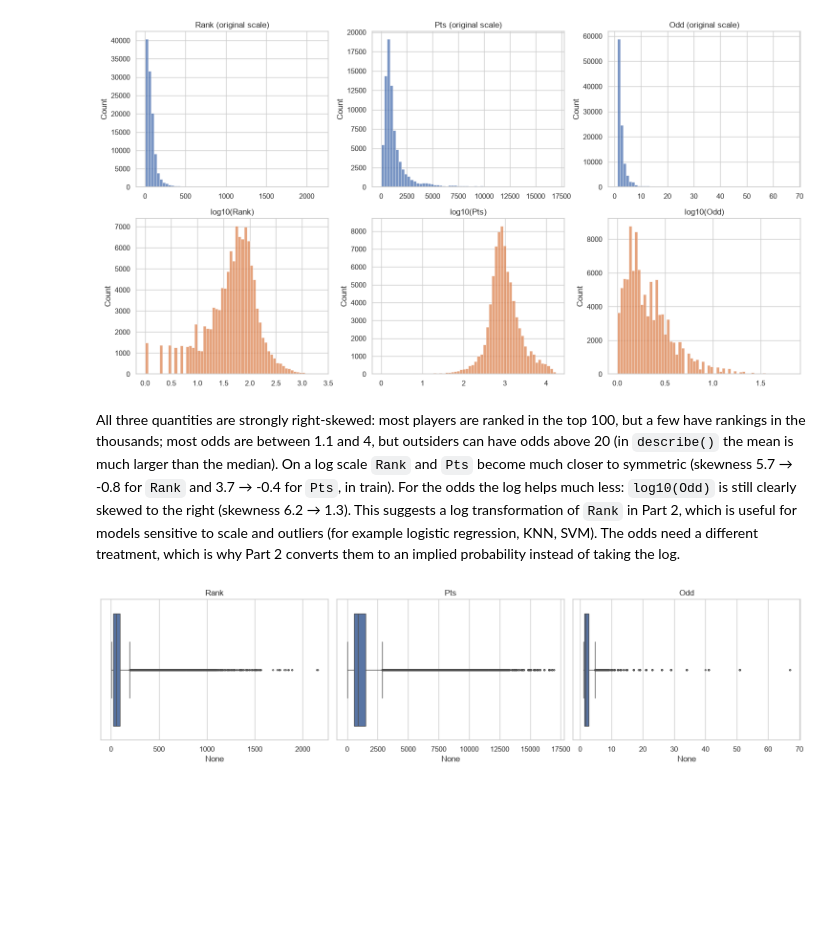
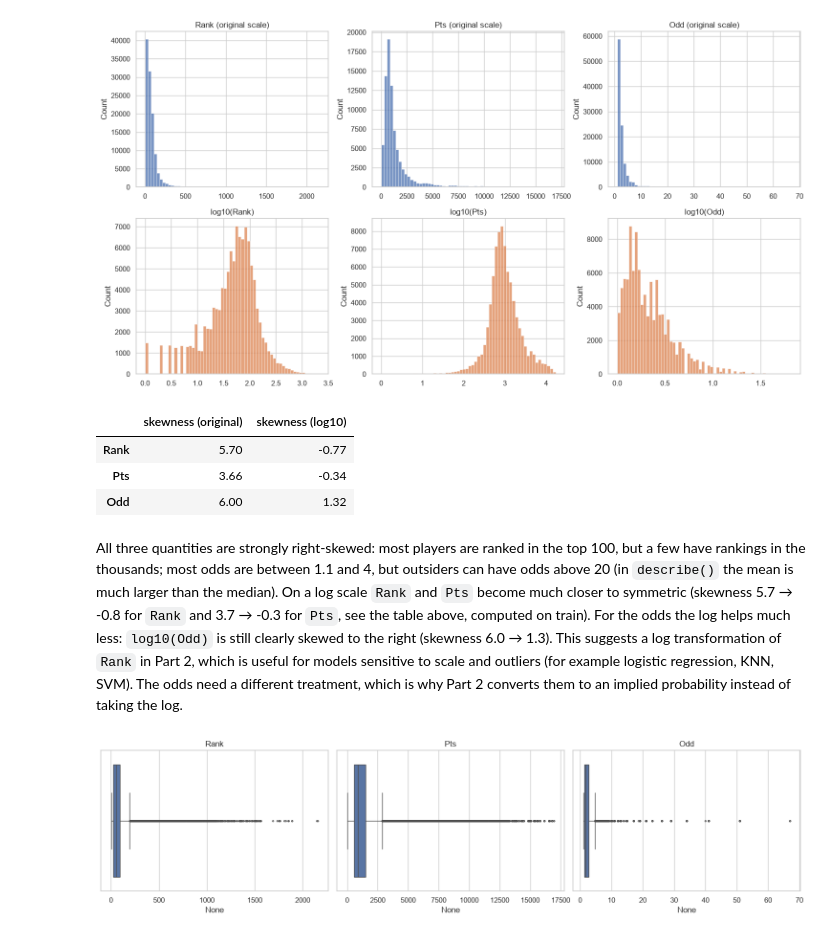
Before and after one commit to PeroPeki/machine_learning_erasmus, a Jupyter notebook: notebooks/data_explanation.ipynb, the cells around one changed output. Saved outputs shown, nothing was run; the diff lists cells and outputs as text; code cells hidden in the pictures; blank space fills up the shorter version.

Commit message:
Add skewness table in section 8.1 and fix skewness numbers in the text

```diff
--- a/notebooks/data_explanation.ipynb
+++ b/notebooks/data_explanation.ipynb
@@ -546,9 +546,20 @@ plt.tight_layout()
 save_fig("p1_numerical_distributions")
 # %% [output]
 [figure]
+# %%
+skew_table = {}
+for name, cols in pairs.items():
+    values = pd.concat([eda[cols[0]], eda[cols[1]]]).dropna()
+    skew_table[name] = {"skewness (original)": values.skew(), "skewness (log10)": np.log10(values).skew()}
+pd.DataFrame(skew_table).T.round(2)
+# %% [output]
+|  | skewness (original) | skewness (log10) |
+| Rank | 5.70 | -0.77 |
+| Pts | 3.66 | -0.34 |
+| Odd | 6.00 | 1.32 |
 # %% [markdown]
 All three quantities are strongly right-skewed: most players are ranked in the top 100, but a few have rankings in the thousands; most odds are between 1.1 and 4, but outsiders can have odds above 20 (in `describe()` the mean is much larger than the median).
-On a log scale `Rank` and `Pts` become much closer to symmetric (skewness 5.7 → -0.8 for `Rank` and 3.7 → -0.4 for `Pts`, in train). For the odds the log helps much less: `log10(Odd)` is still clearly skewed to the right (skewness 6.2 → 1.3). This suggests a log transformation of `Rank` in Part 2, which is useful for models sensitive to scale and outliers (for example logistic regression, KNN, SVM). The odds need a different treatment, which is why Part 2 converts them to an implied probability instead of taking the log.
+On a log scale `Rank` and `Pts` become much closer to symmetric (skewness 5.7 → -0.8 for `Rank` and 3.7 → -0.3 for `Pts`, see the table above, computed on train). For the odds the log helps much less: `log10(Odd)` is still clearly skewed to the right (skewness 6.0 → 1.3). This suggests a log transformation of `Rank` in Part 2, which is useful for models sensitive to scale and outliers (for example logistic regression, KNN, SVM). The odds need a different treatment, which is why Part 2 converts them to an implied probability instead of taking the log.
 # %%
 fig, axes = plt.subplots(1, 3, figsize=(15, 4))
 for i, (name, cols) in enumerate(pairs.items()):
```
